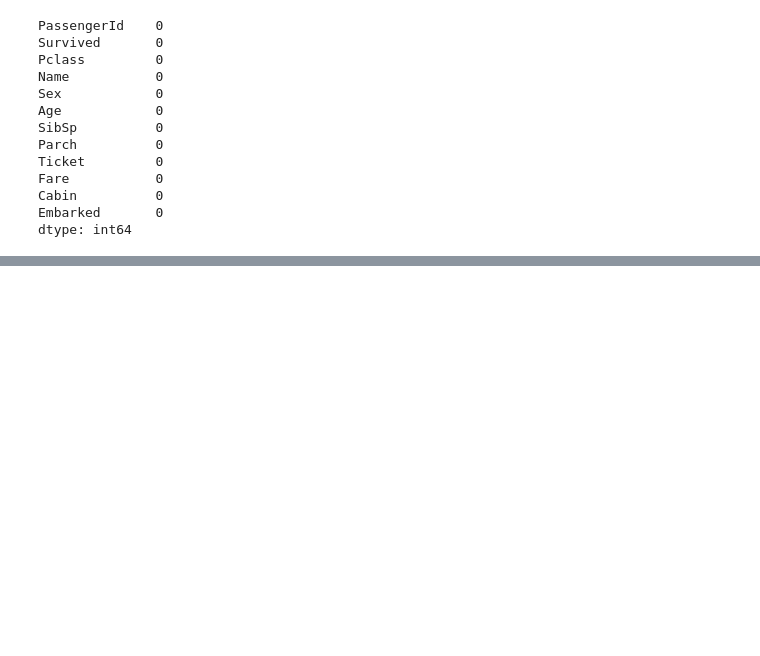
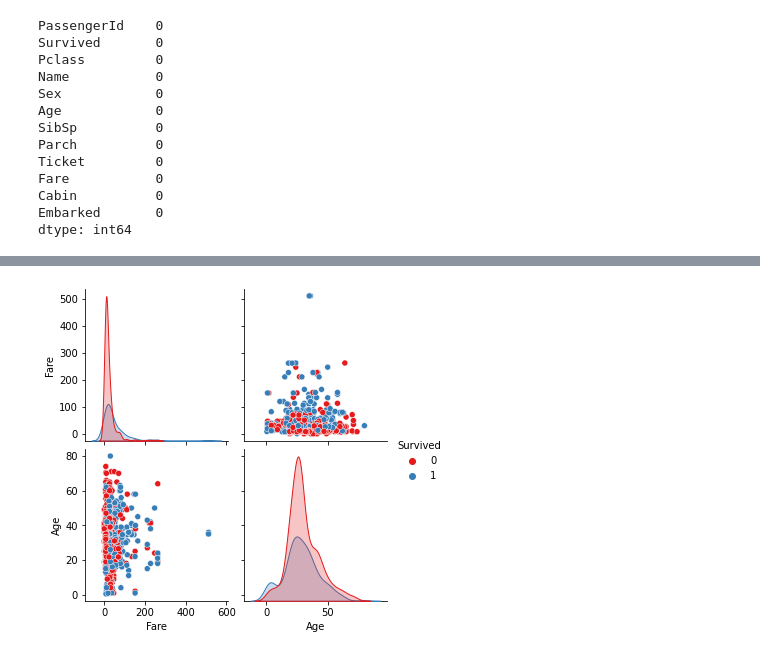
Before and after one commit to iRahulPandey/medium-articles, a Jupyter notebook: 00_EDA/Exploratory_Data_Analysis.ipynb, the cells around one changed output, grey strips where cells are left out. Saved outputs shown, nothing was run; the diff lists cells and outputs as text; code cells hidden in the pictures; blank space fills up the shorter version.

```diff
--- a/00_EDA/Exploratory_Data_Analysis.ipynb
+++ b/00_EDA/Exploratory_Data_Analysis.ipynb
@@ -203,0 +207,16 @@ dtype: int64
+# %%
+# function to create
+def extract_info(dataframe):
+    dataframe['Title'] = dataframe['Name'].str.extract(r',\s*([^\.]*)\s*\.',expand=False)
+    surnames = {'Lady':1, 'Master':1, 'the Countess':1, 'Jonkheer':1, 'Sir':1, 'Don':1, 'Dr':1,
+                 'Mrs':2, 'Mme':2,
+                 'Miss':3, 'Mlle':3, 'Ms':3,
+                 'Mr':4,
+                 'Capt': 5, 'Col':5, 'Major':5, 'Rev':5 }
+    dataframe['Title'] = dataframe['Title'].map(surnames)
+    dataframe['Cabin'] = dataframe['Cabin'].map(lambda x: x[0])               #first letter of cabin
+    dataframe = dataframe.drop(['Name'], axis=1)
+    return dataframe
+# %%
+df_manipulated = extract_info(df_Cleaned)
+df_manipulated.head(n=5)
@@ -203,0 +469,8 @@ dtype: int64
+# %%
+# some quick visualizatioon
+numeric_columns = ['Fare', 'Age', 'Survived']
+
+#pairplot
+sns.pairplot(df_manipulated[numeric_columns] ,hue="Survived", palette='Set1');
+# %% [output]
+[figure, added]
```
Also changed, not shown: parts of 60 cells of this notebook, 1 other file.
